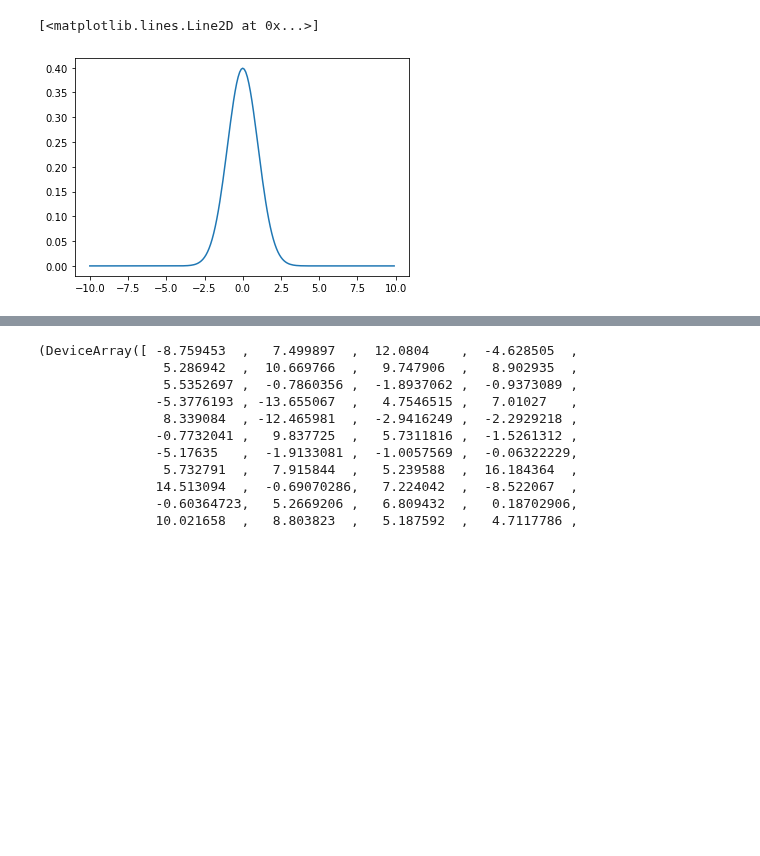
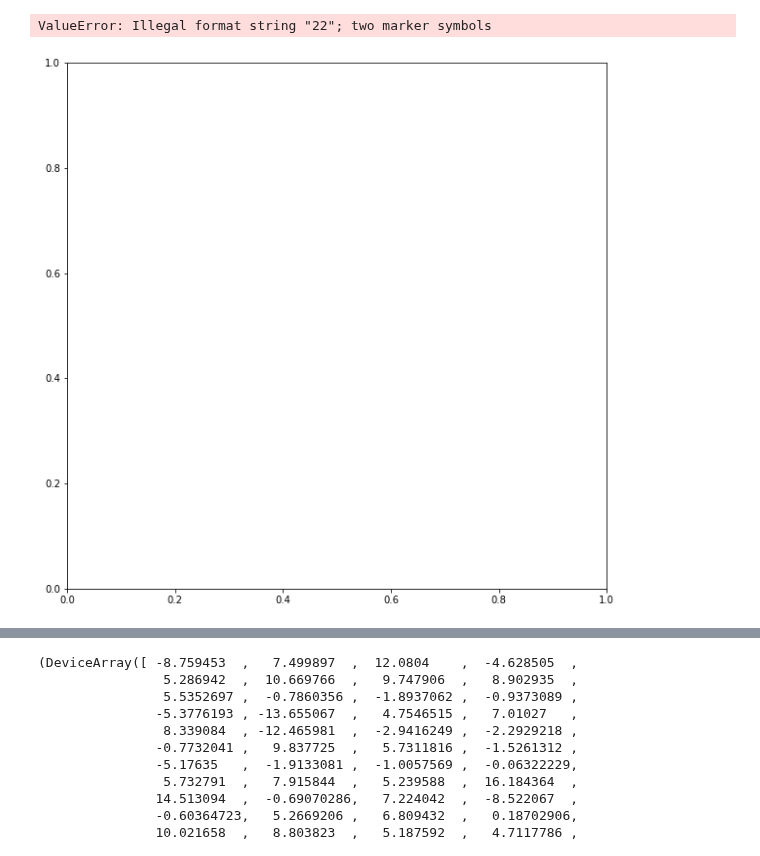
Before and after one commit to ajipalar/pynet, a Jupyter notebook: devel/ais.ipynb, the cells around one changed output, grey strips where cells are left out. Cells and saved outputs as stored; diff of their text form; code cells hidden in the pictures; blank space fills up the shorter version.

```diff
--- a/devel/ais.ipynb
+++ b/devel/ais.ipynb
@@ -1,23 +1,44 @@
 # %%
 import pyext.src.ais as ais
-from pyext.src.ais import key, n_samples, n_inter, betas, x
+#from pyext.src.ais import key, n_samples, n_inter, betas, x
 import jax
-import jax.scipy as jscipy
 import jax.random as jrandom
 import jax.numpy as jnp
+import jax.scipy as jsp
+
+
+from jax import grad, vmap
 import numpy as np
 import matplotlib.pyplot as plt
 import scipy.stats as st
+from functools import partial
+
+import matplotlib as mpl
+mpl.rcParams['figure.figsize'] = (10,10)
 
 
+mu, sigma, f_n, x0, n_inter, n_samples, betas, key = ais.ais_prelude()
 y = []
-x = list(jnp.arange(-10, 10, 0.1))
-f_n = jax.scipy.stats.norm.pdf
+x = jnp.arange(-10, 10, 0.1)
+f_n_notebook = jax.scipy.stats.norm.pdf
+
+mu_notebook = 90
+sig_notebook = 5
+x_notebook = jnp.arange(-200, 200, 1)
 for i in x:
     ys = f_n(i, loc=0, scale=1)
     y.append(ys)
 
-plt.plot(x, y)
+
+def grad_plot(x, f_n):
+    plt.plot(x, vmap(f_n)(x), 'k--',
+             x, vmap(grad(f_n))(x), '22',
+             x, vmap(grad(grad(f_n)))(x), '-',
+             x, vmap(grad(grad(grad(f_n))))(x), 'g-')
+
+    plt.show()
+
+grad_plot(x, f_n)
 # %% [output]
-[<matplotlib.lines.Line2D at 0x...>]
+ValueError: Illegal format string "22"; two marker symbols
-[figure, old version]
+[figure, new version]
```
Also changed, not shown: parts of 20 cells of this notebook, 1 other file.
